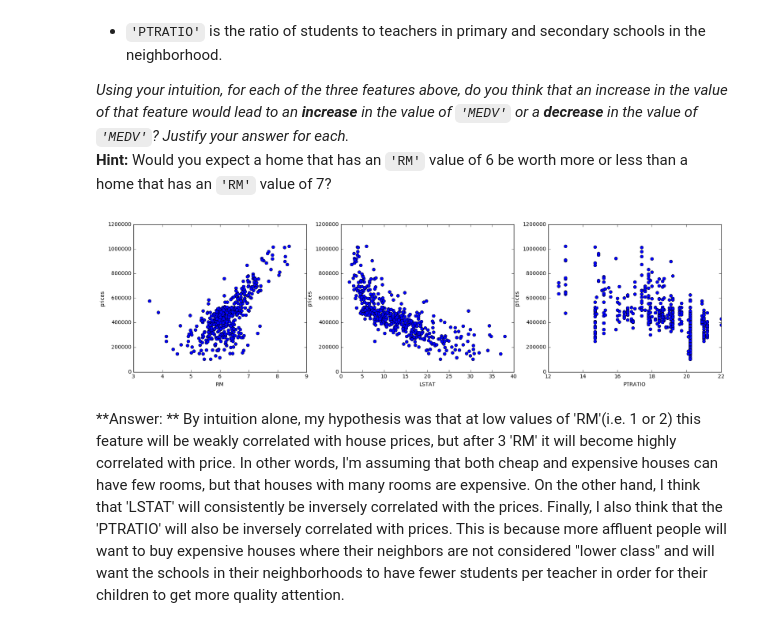
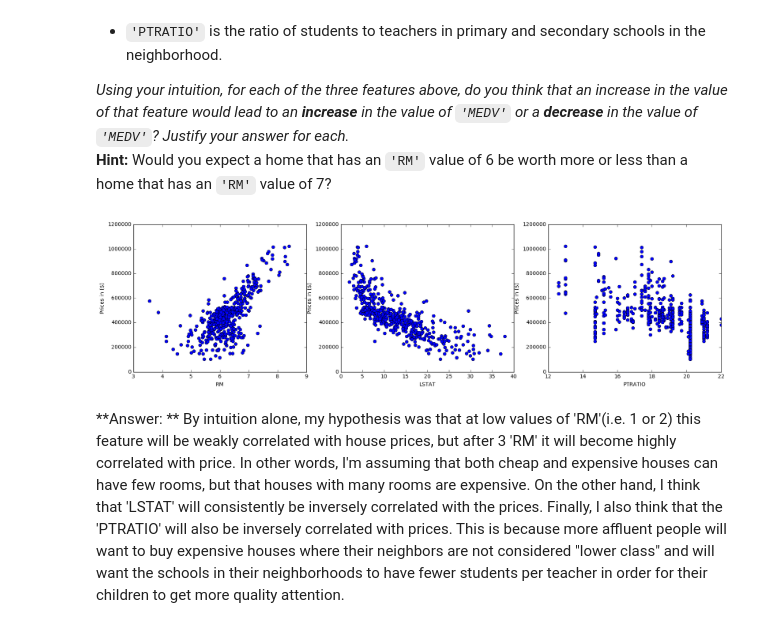
Before and after one commit to torenunez/machine-learning, a Jupyter notebook: projects/boston_housing/boston_housing.ipynb, the cells around one changed output. Cells and saved outputs as stored; diff of their text form; code cells hidden in the pictures.

```diff
--- a/projects/boston_housing/boston_housing.ipynb
+++ b/projects/boston_housing/boston_housing.ipynb
@@ -95,17 +95,17 @@ _Using your intuition, for each of the three features above, do you think that a
 # %%
 # The following code example was partially obetained through a previous Udacity submission review.
 # I found it useful as a clever use of matplotlib and a good way to quickly confirm intuition.
 
 import matplotlib.pyplot as plt
 
 plt.figure(figsize=(20, 5))
 for i, col in enumerate(features.columns):
     plt.subplot(1, 3, i+1)
     plt.plot(features[col], prices, 'o')
     plt.xlabel(col)
-    plt.ylabel('prices')
+    plt.ylabel('Prices in ($)')
 # %% [output]
-[figure, old version]
+[figure, new version]
 # %% [markdown]
 **Answer: ** By intuition alone, my hypothesis was that at low values of 'RM'(i.e. 1 or 2) this feature will be weakly correlated with house prices, but after 3 'RM' it will become highly correlated with price. In other words, I'm assuming that both cheap and expensive houses can have few rooms, but that houses with many rooms are expensive. On the other hand, I think that 'LSTAT' will consistently be inversely correlated with the prices. Finally, I also think that the 'PTRATIO' will also be inversely correlated with prices. This is because more affluent people will want to buy expensive houses where their neighbors are not considered "lower class" and will want the schools in their neighborhoods to have fewer students per teacher in order for their children to get more quality attention.
 
```
Also changed, not shown: parts of 2 cells of this notebook, 1 other file.
